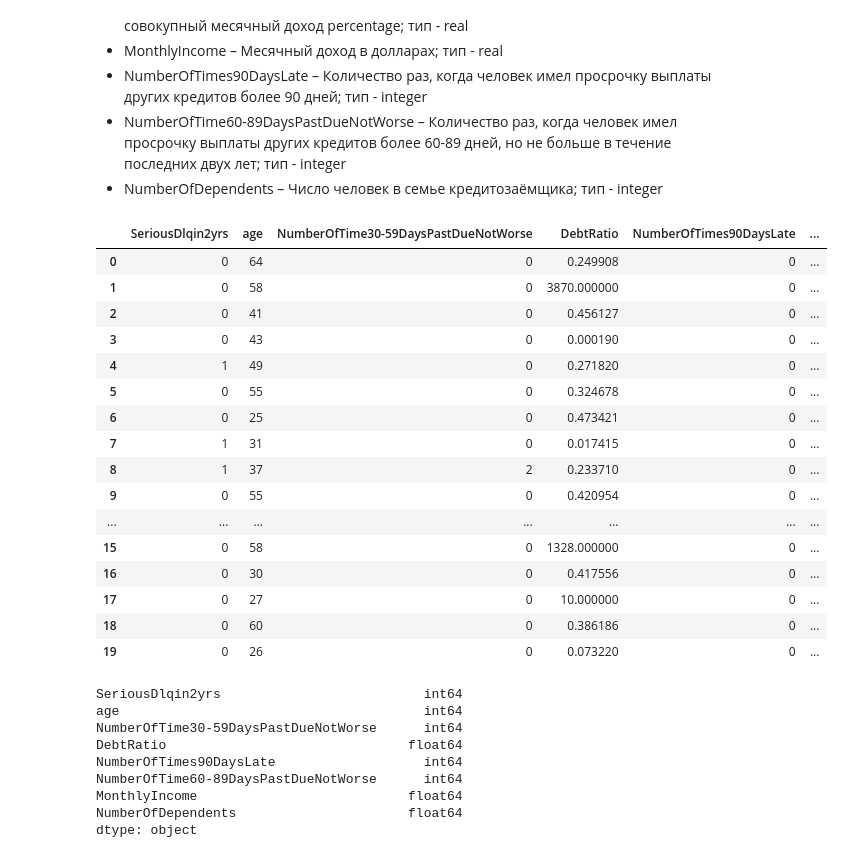
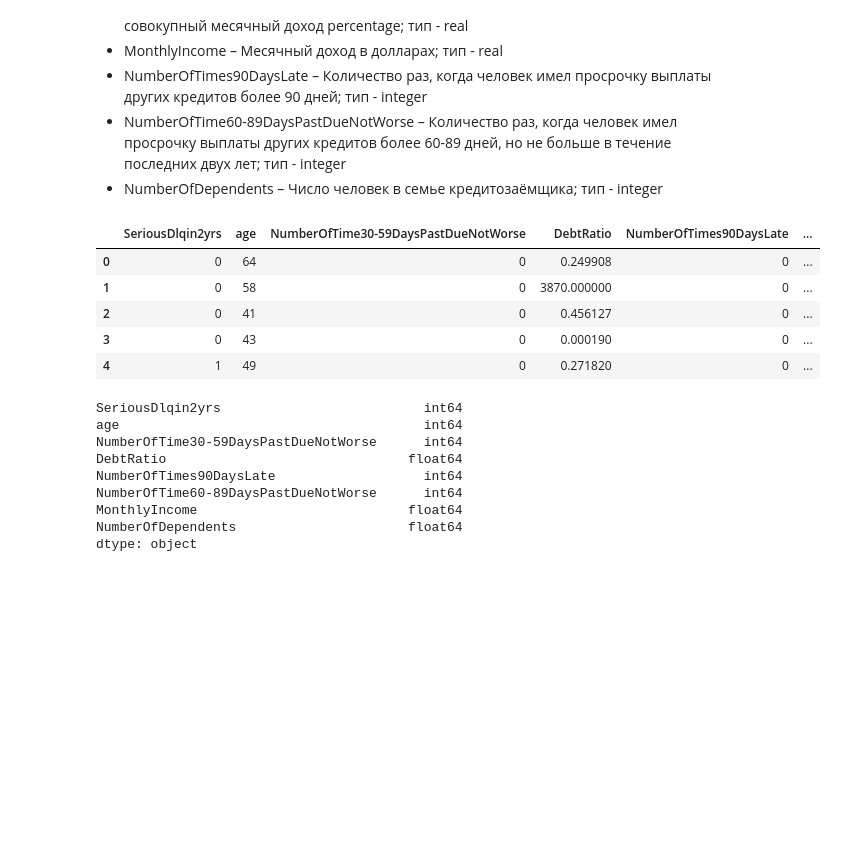
Before and after one commit to knyazev2517/ods2018, a Jupyter notebook: labs/knyazev_assignment05_logit_rf_credit_scoring.ipynb, the cells around one changed output. Saved outputs shown, nothing was run; the diff lists cells and outputs as text; code cells hidden in the pictures; blank space fills up the shorter version.

```diff
--- a/labs/knyazev_assignment05_logit_rf_credit_scoring.ipynb
+++ b/labs/knyazev_assignment05_logit_rf_credit_scoring.ipynb
@@ -58,25 +58,14 @@ def delete_nan(table):
 # %%
 ## Считываем данные
 data = pd.read_csv('../data/credit_scoring_sample.csv', sep =';')
-data.head(20)
+data.head(5)
 # %% [output]
 |  | SeriousDlqin2yrs | age | NumberOfTime30-59DaysPastDueNotWorse | DebtRatio | NumberOfTimes90DaysLate | ... |
 | 0 | 0 | 64 | 0 | 0.249908 | 0 | ... |
 | 1 | 0 | 58 | 0 | 3870.000000 | 0 | ... |
 | 2 | 0 | 41 | 0 | 0.456127 | 0 | ... |
 | 3 | 0 | 43 | 0 | 0.000190 | 0 | ... |
 | 4 | 1 | 49 | 0 | 0.271820 | 0 | ... |
-| 5 | 0 | 55 | 0 | 0.324678 | 0 | ... |
-| 6 | 0 | 25 | 0 | 0.473421 | 0 | ... |
-| 7 | 1 | 31 | 0 | 0.017415 | 0 | ... |
-| 8 | 1 | 37 | 2 | 0.233710 | 0 | ... |
-| 9 | 0 | 55 | 0 | 0.420954 | 0 | ... |
-| ... | ... | ... | ... | ... | ... | ... |
-| 15 | 0 | 58 | 0 | 1328.000000 | 0 | ... |
-| 16 | 0 | 30 | 0 | 0.417556 | 0 | ... |
-| 17 | 0 | 27 | 0 | 10.000000 | 0 | ... |
-| 18 | 0 | 60 | 0 | 0.386186 | 0 | ... |
-| 19 | 0 | 26 | 0 | 0.073220 | 0 | ... |
 # %%
 ## Рассмотрим типы считанных данных
 data.dtypes
```
Also changed, not shown: parts of 22 cells of this notebook.
